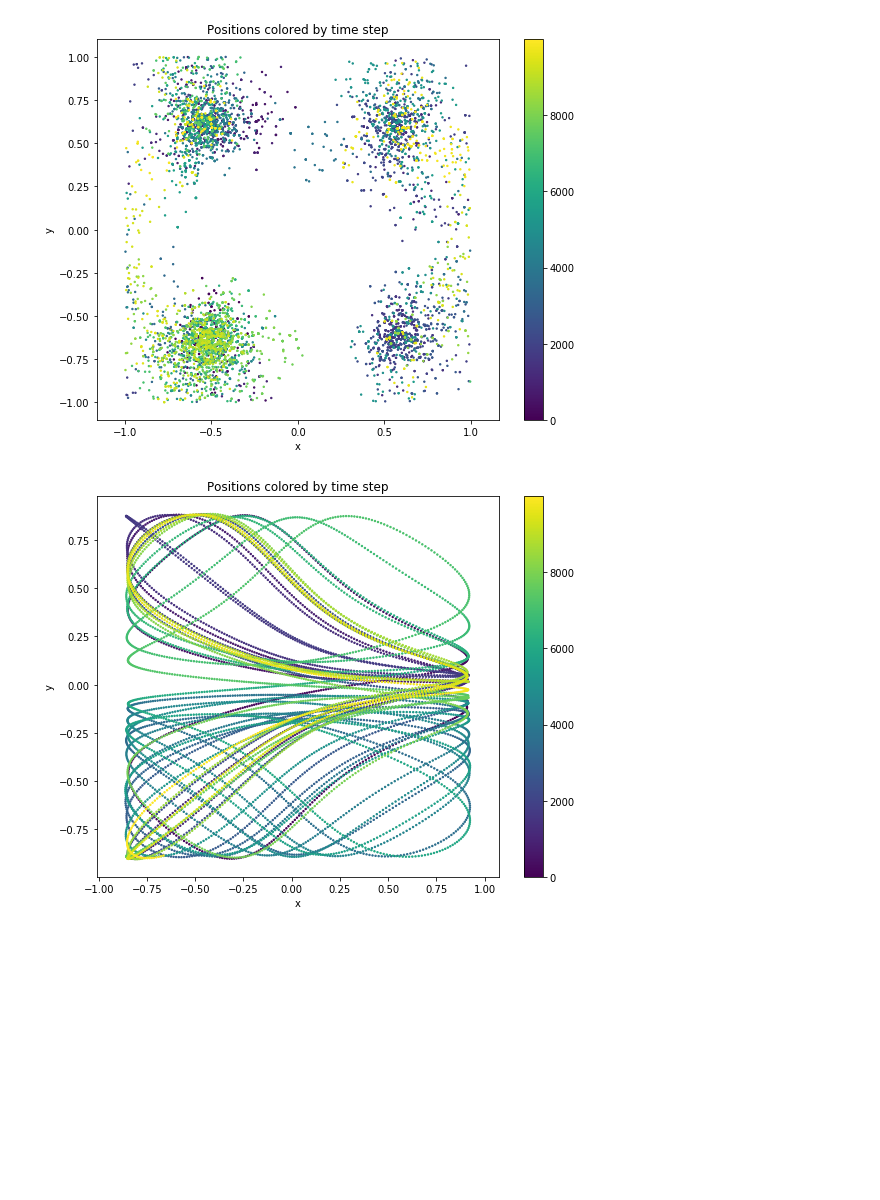
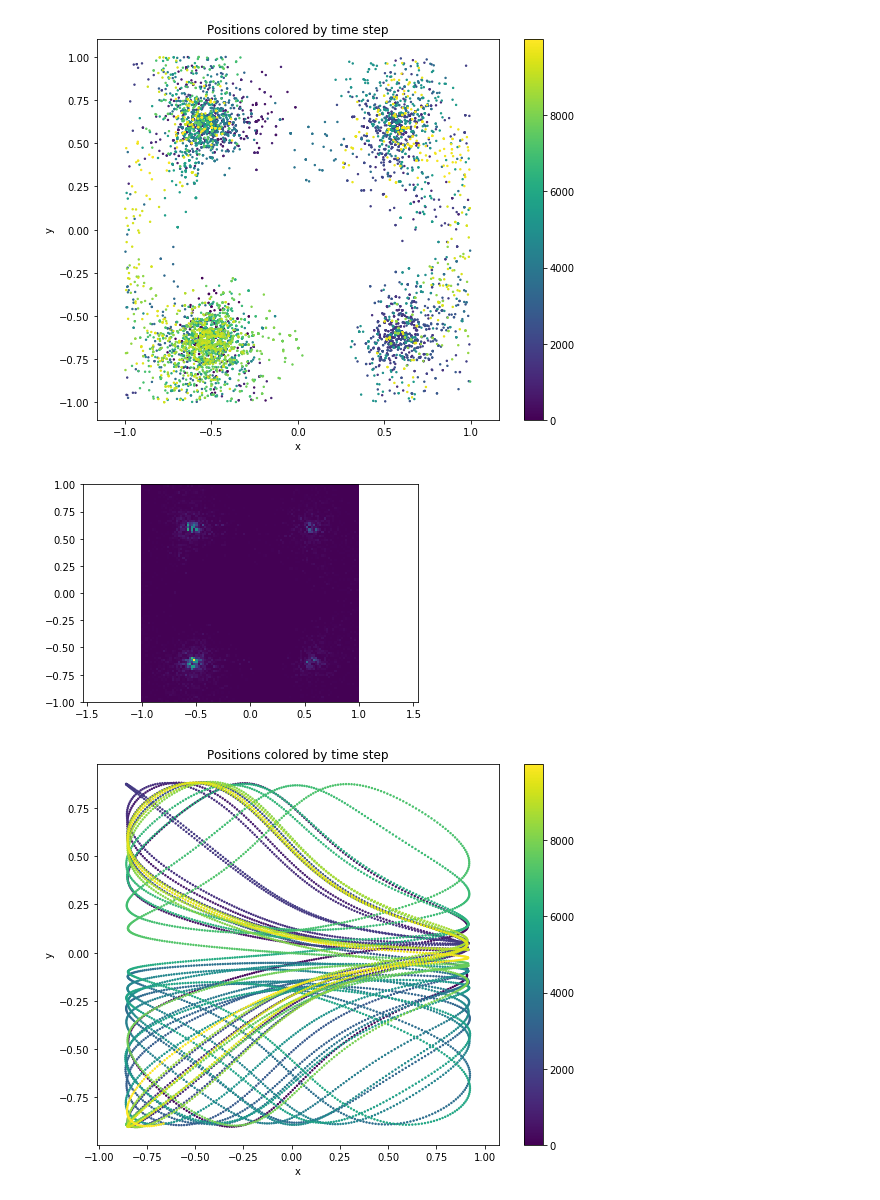
Before and after one commit to evabertalan/comp_physics, a Jupyter notebook: exam/Motion_in_potential.ipynb, the cells around one changed output. Drawn from its saved outputs; the diff is of its cells as text; code cells hidden in the pictures; blank space fills up the shorter version.

```diff
--- a/exam/Motion_in_potential.ipynb
+++ b/exam/Motion_in_potential.ipynb
@@ -30,6 +35,12 @@ def plot_trajectory(traj):
 plot_trajectory(trj1)
 # %% [output]
 [figure]
+# %%
+plt.hist2d(trj1[:,0], trj1[:,1], bins=100)
+plt.axis('equal')
+plt.show()
+# %% [output]
+[figure, added]
 # %%
 plot_trajectory(trj2)
 # %% [output]
```
Also changed, not shown: parts of 37 cells of this notebook.
